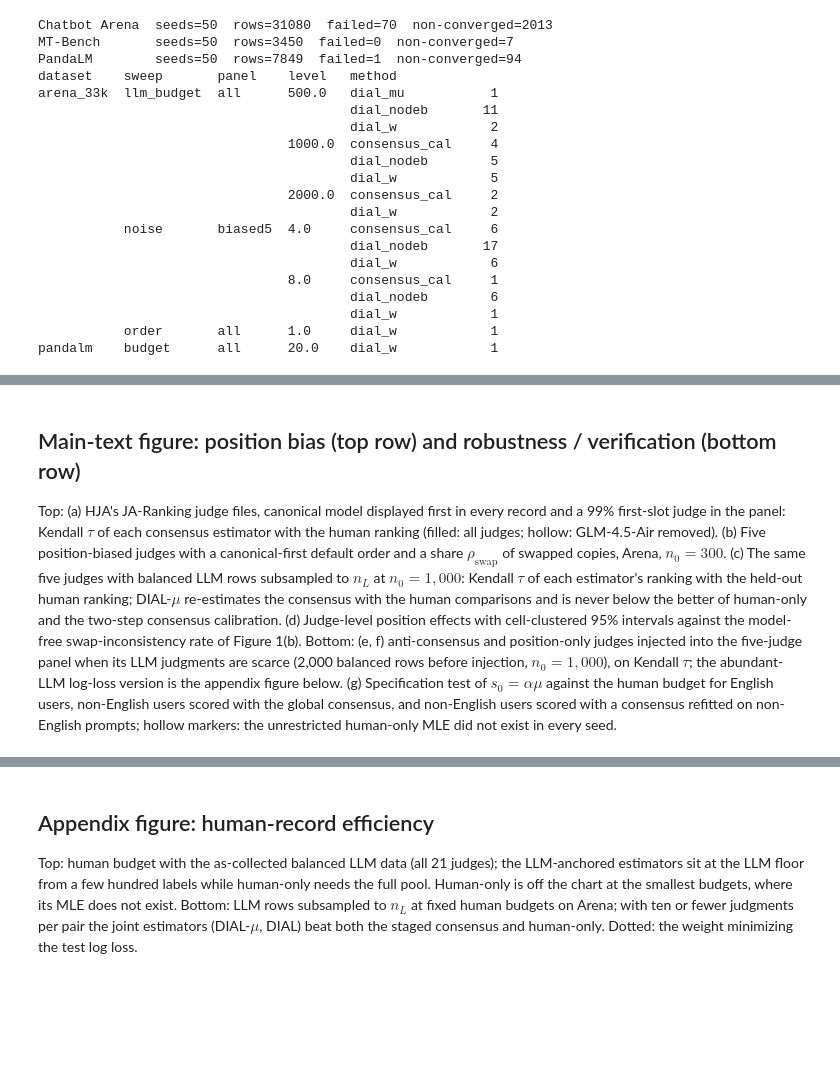
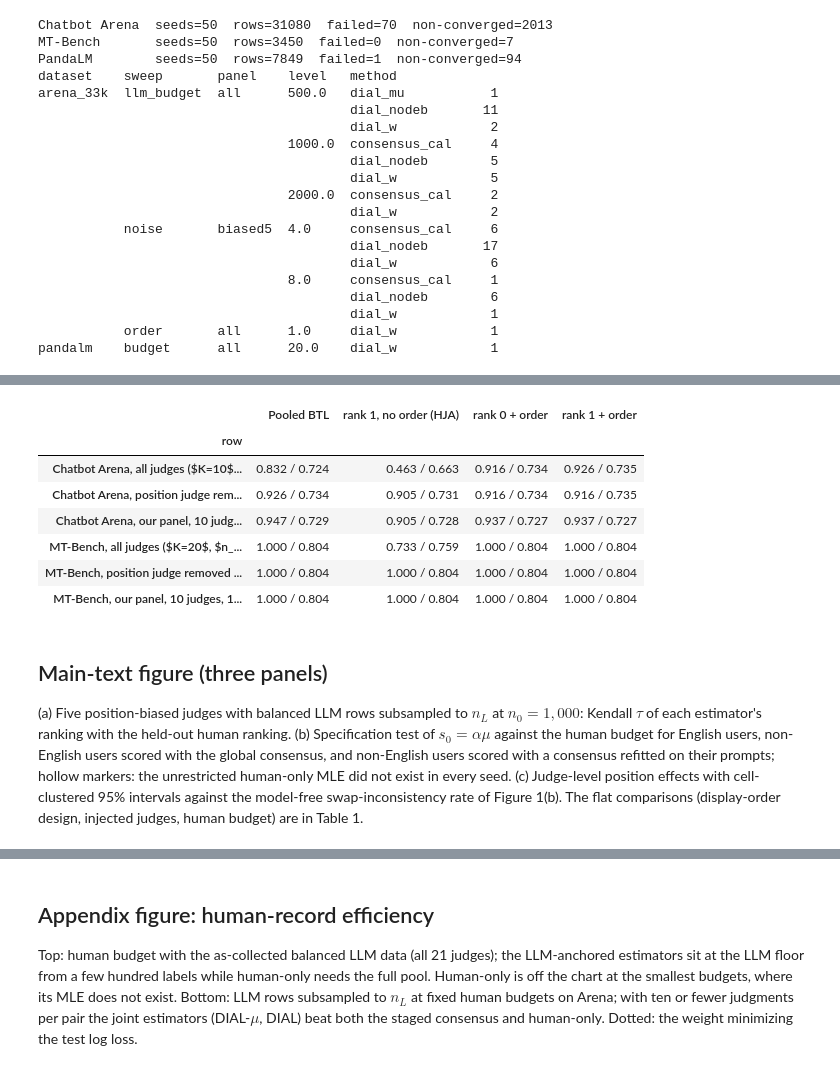
Before and after one commit to JinHongDu-Lab/DIAL, a Jupyter notebook: notebooks/real_data_robustness.ipynb, the cells around one changed output, grey strips where cells are left out. Saved outputs shown, nothing was run; the diff lists cells and outputs as text; code cells hidden in the pictures; blank space fills up the shorter version.

```diff
--- a/notebooks/real_data_robustness.ipynb
+++ b/notebooks/real_data_robustness.ipynb
@@ -62,3 +172,31 @@ pandalm    budget      all      20.0    dial_w            1
+# %%
+ja_path = RESULTS / "ja_reanalysis.json"
+if ja_path.exists():
+    t = pd.DataFrame(json.load(open(ja_path))["consensus"])
+    meths = ["pooled BTL, no order term", "rank-1 consensus, no order term (HJA)", "rank-0 consensus + order term", "rank-1 consensus + order term"]
+    heads = ["Pooled BTL", "rank 1, no order (HJA)", "rank 0 + order", "rank 1 + order"]
+    ja_rows = []
+    for d, dl in [("arena_33k", "Chatbot Arena"), ("mt_bench", "MT-Bench")]:
+        for v, vl in [("all judges", "all judges"), ("without GLM-4.5-Air-FP8", "position judge removed"), ("our panel, 10 judges, 10k one-sided rows", "our panel, 10 judges, 10,000 one-sided rows")]:
+            g = t[(t.dataset == d) & (t.variant == v)].set_index("method")
+            if g.empty: continue
+            ja_rows.append((f"{dl}, {vl} ($K={int(g.K.iloc[0])}$, $n_L={int(g.n_L.iloc[0]):,}$)", [f"{g.loc[m, 'tau']:.3f} / {g.loc[m, 'record_acc']:.3f}" for m in meths]))
+    lines = ["\\begin{table}[!t]", "\\centering", "\\footnotesize", "\\setlength{\\tabcolsep}{3pt}",
+             "\\caption{Reanalysis of the JA-Ranking judge files of \\citet{xu2026judgeaware} (the real data of \\citet{yu2026heterogeneous}), which display the alphabetically first model first in every record: Kendall's $\\tau$ with the human ranking fitted on our labels / accuracy on our human labels, for four consensus estimators, with all judges, with the $99\\%$ first-position judge (GLM-4.5-Air) removed, and for our own panel restricted to $10$ judges and $10{,}000$ canonical-first rows.}",
+             "\\label{tab:ja}", "\\resizebox{\\textwidth}{!}{%", "\\begin{tabular}{l" + "c" * len(heads) + "}", "\\toprule", " & " + " & ".join(heads) + " \\\\", "\\midrule"]
+    for lab, cells in ja_rows: lines.append(f"{lab} & " + " & ".join(cells) + " \\\\")
+    lines += ["\\bottomrule", "\\end{tabular}}", "\\end{table}"]
+    (TABLES / "real_table_ja.tex").write_text("\n".join(lines) + "\n")
+    display(pd.DataFrame([dict(row=l, **dict(zip(heads, c))) for l, c in ja_rows]).set_index("row"))
+# %% [output]
+|  | Pooled BTL | rank 1, no order (HJA) | rank 0 + order | rank 1 + order |
+| row |  |  |  |  |
+| Chatbot Arena, all judges ($K=10$... | 0.832 / 0.724 | 0.463 / 0.663 | 0.916 / 0.734 | 0.926 / 0.735 |
+| Chatbot Arena, position judge rem... | 0.926 / 0.734 | 0.905 / 0.731 | 0.916 / 0.734 | 0.916 / 0.735 |
+| Chatbot Arena, our panel, 10 judg... | 0.947 / 0.729 | 0.905 / 0.728 | 0.937 / 0.727 | 0.937 / 0.727 |
+| MT-Bench, all judges ($K=20$, $n_... | 1.000 / 0.804 | 0.733 / 0.759 | 1.000 / 0.804 | 1.000 / 0.804 |
+| MT-Bench, position judge removed ... | 1.000 / 0.804 | 1.000 / 0.804 | 1.000 / 0.804 | 1.000 / 0.804 |
+| MT-Bench, our panel, 10 judges, 1... | 1.000 / 0.804 | 1.000 / 0.804 | 1.000 / 0.804 | 1.000 / 0.804 |
 # %%
 def curve(ax, a, sweep, panel, kind, methods, x="level", n_0_level=None, logx=False, hline_human=True, band=True):
     g = a[(a.sweep == sweep) & (a.panel == panel) & (a.kind == kind)]
@@ -85,8 +223,7 @@ def clip_axis(ax, a, sweep, panel, kind, methods, n_0_level=None, top=None):
     lo = g.excess_mean.min(); hi = g.excess_mean.max() if top is None else min(g.excess_mean.max(), lo + top)
     ax.set_ylim(lo - 0.15 * (hi - lo), hi + 0.1 * (hi - lo))
 # %% [markdown]
-## Main-text figure: position bias (top row) and robustness / verification (bottom row)
+## Main-text figure (three panels)
 
-Top: (a) HJA's JA-Ranking judge files, canonical model displayed first in every record and a 99% first-slot judge in the panel: Kendall $\tau$ of each consensus estimator with the human ranking (filled: all judges; hollow: GLM-4.5-Air removed). (b) Five position-biased judges with a canonical-first default order and a share $\rho_{\mathrm{swap}}$ of swapped copies, Arena, $n_0=300$. (c) The same five judges with balanced LLM rows subsampled to $n_L$ at $n_0=1{,}000$: Kendall $\tau$ of each estimator's ranking with the held-out human ranking; DIAL-$\mu$ re-estimates the consensus with the human comparisons and is never below the better of human-only and the two-step consensus calibration. (d) Judge-level position effects with cell-clustered 95% intervals against the model-free swap-inconsistency rate of Figure 1(b).
-Bottom: (e, f) anti-consensus and position-only judges injected into the five-judge panel when its LLM judgments are scarce (2,000 balanced rows before injection, $n_0=1{,}000$), on Kendall $\tau$; the abundant-LLM log-loss version is the appendix figure below. (g) Specification test of $s_0=\alpha\mu$ against the human budget for English users, non-English users scored with the global consensus, and non-English users scored with a consensus refitted on non-English prompts; hollow markers: the unrestricted human-only MLE did not exist in every seed.
+(a) Five position-biased judges with balanced LLM rows subsampled to $n_L$ at $n_0=1{,}000$: Kendall $\tau$ of each estimator's ranking with the held-out human ranking. (b) Specification test of $s_0=\alpha\mu$ against the human budget for English users, non-English users scored with the global consensus, and non-English users scored with a consensus refitted on their prompts; hollow markers: the unrestricted human-only MLE did not exist in every seed. (c) Judge-level position effects with cell-clustered 95% intervals against the model-free swap-inconsistency rate of Figure 1(b). The flat comparisons (display-order design, injected judges, human budget) are in Table 1.
 # %%
```
Also changed, not shown: parts of 6 cells of this notebook, 13 other files.
